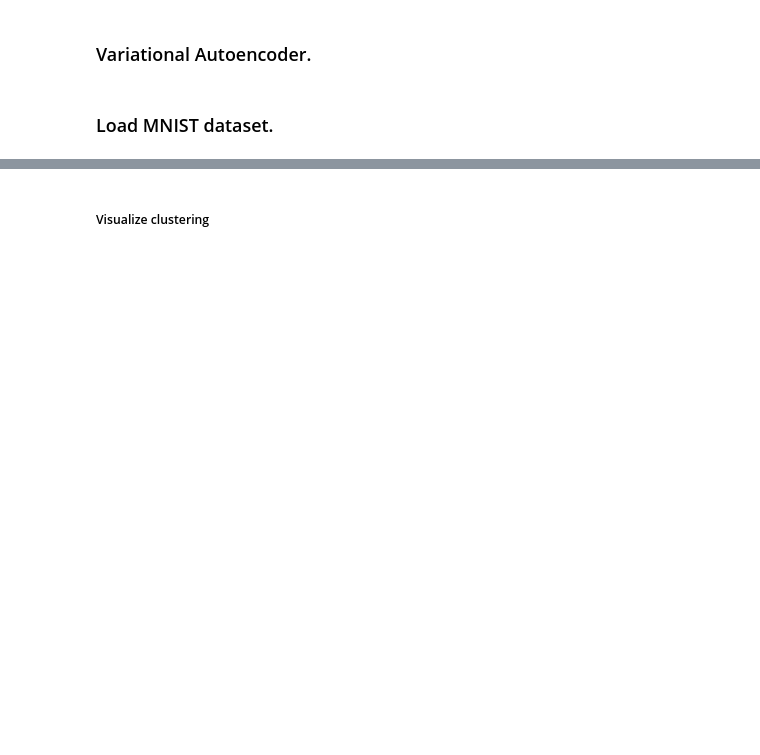
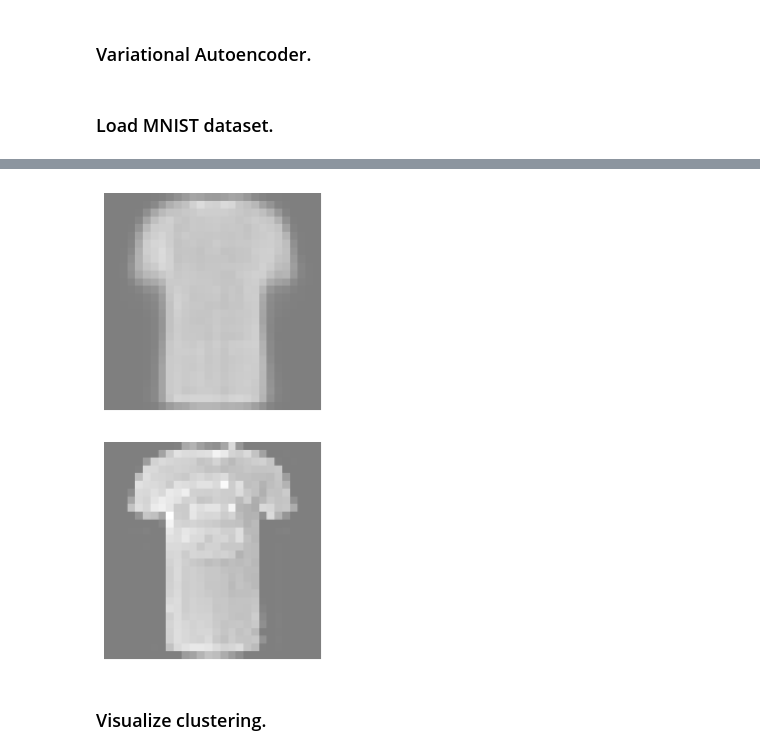
Before and after one commit to kotliarov/machine-learning, a Jupyter notebook: autoencoder/variational-autoencoder.ipynb, the cells around one changed output, grey strips where cells are left out. Saved outputs shown, nothing was run; the diff lists cells and outputs as text; code cells hidden in the pictures; blank space fills up the shorter version.

```diff
--- a/autoencoder/variational-autoencoder.ipynb
+++ b/autoencoder/variational-autoencoder.ipynb
@@ -88,7 +110,7 @@ class Model(torch.nn.Module):
         for epoch in range(num_epochs):
             acc = []
             for x, _ in iter(dataloader('train')):
-                self.train()
+                self.train()v
                 x = x.to(device)
                 optimizer.zero_grad()
                 x_hat, mu, logvar = self.forward(x)
@@ -129,8 +151,8 @@ class Model(torch.nn.Module):
         return torch.sigmoid(self.decoder_fc2(h))
 
     def reparam(self, mu, logvar):
-        """ Return vector representing latent state - z.
-            Sample z - latent vector - from
+        """ Return vector representing latent state `z`.
+            Sample `z` - latent vector - from
             distribution Q(z|x).
         """
         if self.training:
@@ -179,5 +201,5 @@ N = 28*28
 model = Model(N, 2, 500)
 device = make_device(True)
 model.to(device)
-model.fit(lambda name: dataloaders[name], device, 3, 0.001)
+_, _ = model.fit(lambda name: dataloader_mnist_fashion[name], device, 20, 0.001)
 # %% [output]
@@ -186,23 +226,29 @@ Epoch=1 Loss=0.20618663236498833
 # %%
 model.eval()
 with torch.no_grad():
-    for x, y in iter(dataloaders['train']):
+    for x, y in iter(dataloader_mnist_fashion['test']):
         x_hat, _, _ = model.forward(x)
         im = x_hat.detach().numpy()
+        im.resize(x_hat.shape[0], 1, 28, 28)
+        imshow(torch.Tensor(im[0]))
+        im = x.detach().numpy()
         im.resize(x_hat.shape[0], 1, 28, 28)
         imshow(torch.Tensor(im[0]))
 
           # for the first 128 batch of the epoch, show the first 8 input digits
           # with right below them the reconstructed output digits
         n = min(x.size(0), 8)
         comparison = torch.cat([x[:n],
                                   x_hat.view(x.shape[0], 1, 28, 28)[:n]])
         tv.utils.save_image(comparison.data.cpu(),
                      'reconstruction_' + str(1) + '.png', nrow=n)
 
         break
+# %% [output]
+[figure, added]
+[figure, added]
 # %% [markdown]
-##### Visualize clustering
+### Visualize clustering.
 # %%
 def plot_hidden_state(model, dataloader):
     x1 = []
```
Also changed, not shown: parts of 10 cells of this notebook.
